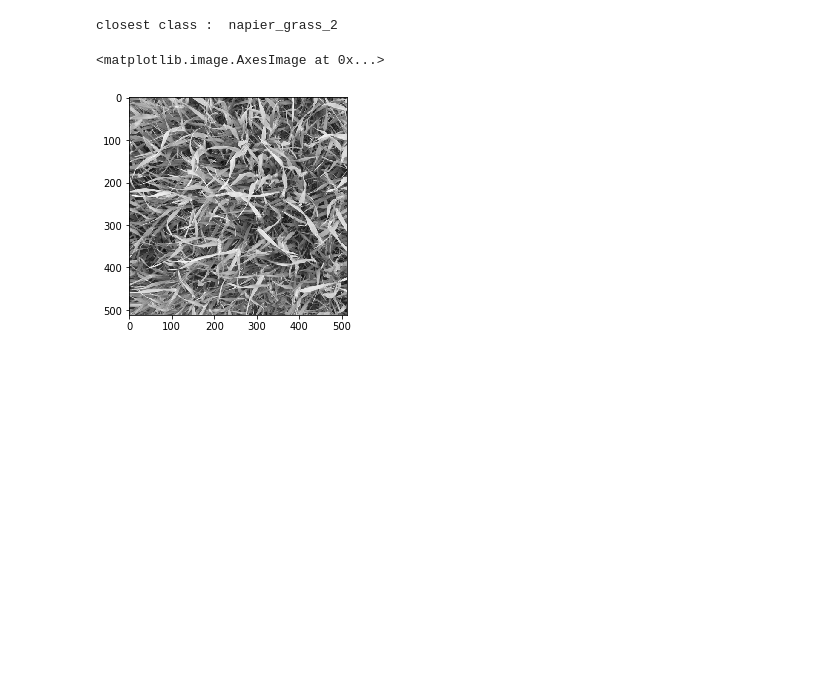
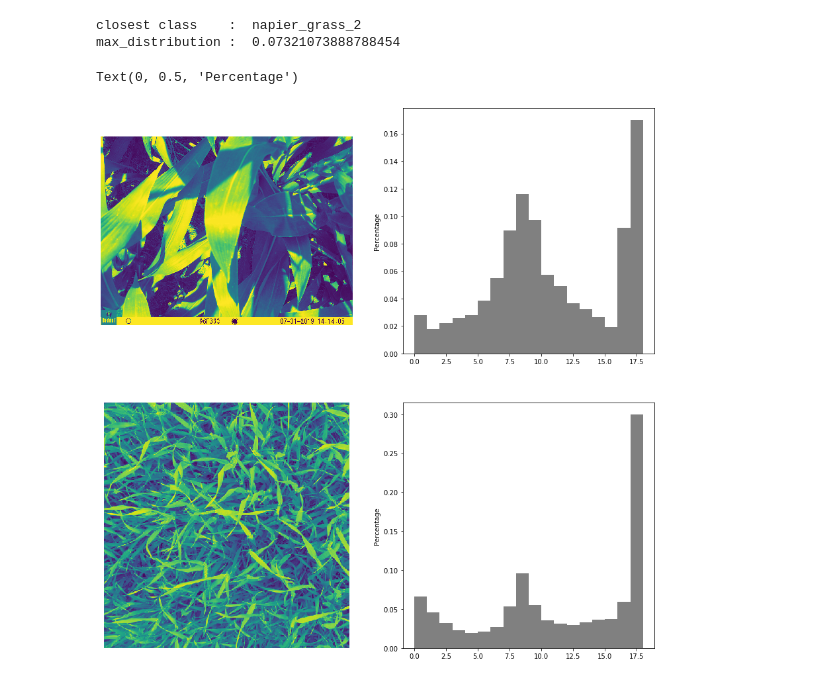
Before and after one commit to dishan3x/Lbp_Object_identification, a Jupyter notebook: Local_Binary_Pattern_Classifier.ipynb, the cells around one changed output. Drawn from its saved outputs; the diff is of its cells as text; code cells hidden in the pictures; blank space fills up the shorter version.

```diff
--- a/Local_Binary_Pattern_Classifier.ipynb
+++ b/Local_Binary_Pattern_Classifier.ipynb
@@ -59,10 +179,0 @@ for filename in glob.glob('images/labelData/*'): #assuming gif
-# %%
-#fig = plt.figure(figsize=(50, 50))  # width, height in inches
-
-fig,axes = plt.subplots(nrows = 4, ncols = 10, figsize=(50,50))
-
-count = 0;
-kk = lbp_ref_dictionary.items()
-#for name, ref in lbp_ref_dictionary.items():
-#    axes[0,count].imshow(ref)
-print(lbp_ref_dictionary)
@@ -358,12 +179,0 @@ def matchAll(refs, images):
-# %%
-# Run the classifier
-closest_class = matchAll(lbp_ref_dictionary,augmented_images_stack)
-print('closest class : ',closest_class)
-# %% [output]
-closest class :  napier_grass_2
-# %%
-
-plt.imshow(grey2rgb(images_ref_dictionary[closest_class]))
-# %% [output]
-<matplotlib.image.AxesImage at 0x...>
-[figure, removed]
@@ -370,26 +183,28 @@ plt.imshow(grey2rgb(images_ref_dictionary[closest_class]))
+# %%
+print('closest class    : ',closest_label_name)
+print('max_distribution : ',max_distribution)
+# %% [output]
+closest class    :  napier_grass_2
+max_distribution :  0.07321073888788454
+# %%
+# draw histogram
+def hist(ax, lbp):
+    n_bins = int(lbp.max() + 1)
+    return ax.hist(lbp.ravel(), density=True, bins=n_bins, range=(0, n_bins),
+                   facecolor='0.5')
 # %%
 # plot histograms of LBP of textures
-fig, ((ax1, ax2, ax3), (ax4, ax5, ax6)) = plt.subplots(nrows=2, ncols=3,
-                                                       figsize=(9, 6))
-plt.gray()
+fig, ((ax1, ax2), (ax3, ax4)) = plt.subplots(nrows=2, ncols=2,figsize=(15,15))
 
-ax1.imshow(ground)
+ax1.imshow(original_image)
 ax1.axis('off')
-hist(ax4, refs['ground'])
+hist(ax2,local_binary_pattern(original_image, point_count, radius, method))
+ax2.set_ylabel('Percentage')
+
+ax3.imshow(images_ref_dictionary[closest_class])
+ax3.axis('off')
+hist(ax4,local_binary_pattern(images_ref_dictionary[closest_class], point_count, radius, method))
 ax4.set_ylabel('Percentage')
-
-ax2.imshow(ground_canopy)
-ax2.axis('off')
-hist(ax5, refs['ground_canopy'])
-ax5.set_xlabel('Uniform LBP values')
-
-ax3.imshow(plant)
-ax3.axis('off')
-hist(ax6, refs['plant'])
-
-ax3.imshow(plant)
-ax3.axis('off')
-hist(ax6, refs['plant'])
-
-
-plt.show(rotate(ground, angle=70, resize=(5,2)))
+# %% [output]
+Text(0, 0.5, 'Percentage')
+[figure, added]
```
Also changed, not shown: parts of 26 cells of this notebook, 2 other files.
